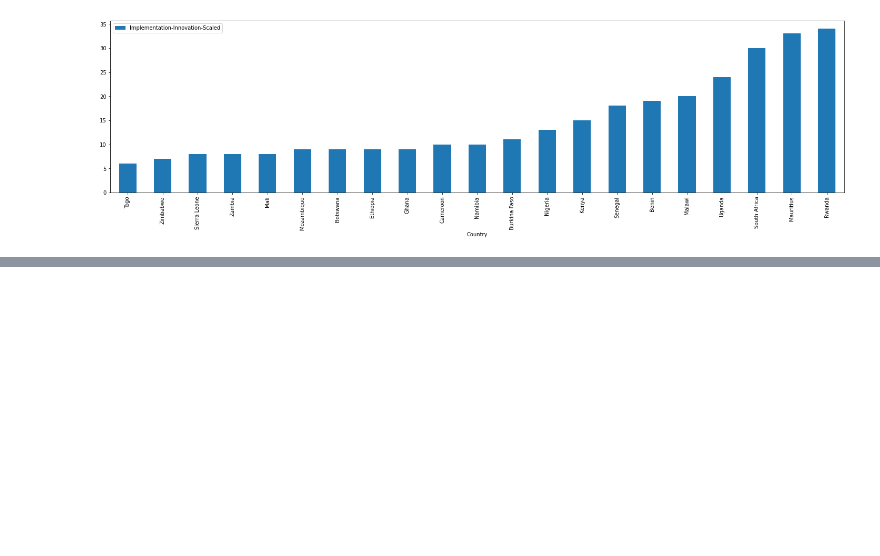
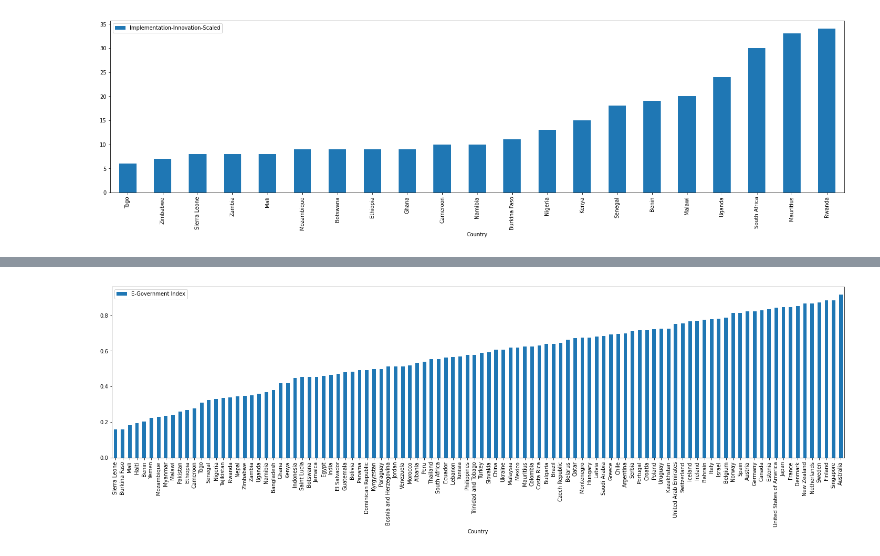
Before and after one commit to kreetigulati/Egovernance_and_OpenData, a Jupyter notebook: Graphing_2016_Notes.ipynb, the cells around one changed output, grey strips where cells are left out. Drawn from its saved outputs; the diff is of its cells as text; code cells hidden in the pictures; blank space fills up the shorter version.

```diff
--- a/Graphing_2016_Notes.ipynb
+++ b/Graphing_2016_Notes.ipynb
@@ -291,0 +388,5 @@ df_2016_imp;
+# %%
+df_2016 = df_2016.sort_values(by=['E-Government Index'])
+df_2016.plot.bar(x='Country',y='E-Government Index',rot=90, figsize=(25,6));
+# %% [output]
+[figure, added]
```
Also changed, not shown: parts of 19 cells of this notebook.
